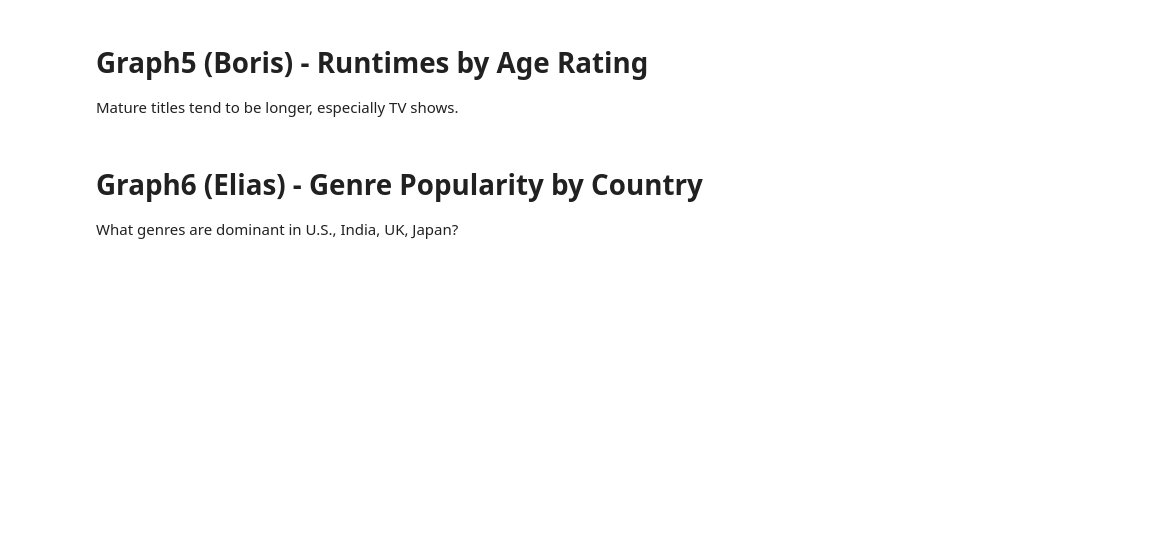
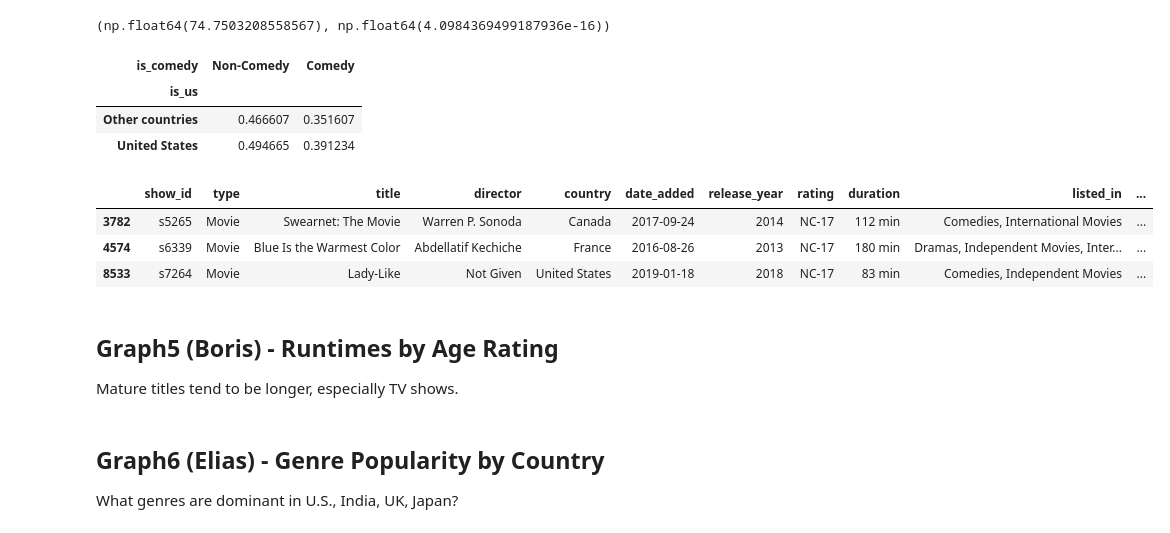
Before and after one commit to Elias-Martinelli/DVIZ_Final-Project_Netflix, a Jupyter notebook: notebooks/MainStory.ipynb, the cells around one changed output. Drawn from its saved outputs; the diff is of its cells as text; code cells hidden in the pictures; blank space fills up the shorter version.

```diff
--- a/notebooks/MainStory.ipynb
+++ b/notebooks/MainStory.ipynb
@@ -22,6 +206,64 @@ Which regions are leading to shift to TV-MA?
+# %%
+import pandas as pd
+
+# Flags
+df = df_netflix.copy()
+
+df['is_comedy'] = df['genres_list'].apply(
+    lambda g: 'Comedies' in g if isinstance(g, list) else False
+)
+
+df['is_mature'] = df['rating_age'] >= 17
+df['is_us'] = df['country_clean'] == 'United States'
+
+# Descriptive statistics
+summary = (
+    df[df['is_comedy']]
+    .groupby('is_us')['is_mature']
+    .mean()
+    .rename({True: 'United States', False: 'Other countries'})
+)
+
+summary_full = (
+    df.groupby(['is_us', 'is_comedy'])['is_mature']
+    .mean()
+    .unstack()
+    .rename(columns={True: 'Comedy', False: 'Non-Comedy'})
+    .rename(index={True: 'United States', False: 'Other countries'})
+)
+
+summary_full
+
+
+from scipy.stats import chi2_contingency
+
+table = pd.crosstab(
+    index=[df['is_us'], df['is_comedy']],
+    columns=df['is_mature']
+)
+
+chi2, p, dof, expected = chi2_contingency(table)
+
+chi2, p
+# %% [output]
+(np.float64(74.7503208558567), np.float64(4.0984369499187936e-16))
+# %%
+summary_full
+# %% [output]
+| is_comedy | Non-Comedy | Comedy |
+| is_us |  |  |
+| Other countries | 0.466607 | 0.351607 |
+| United States | 0.494665 | 0.391234 |
+# %%
+df_netflix.query('rating_age >= 18')
+# %% [output]
+|  | show_id | type | title | director | country | date_added | release_year | rating | duration | listed_in | ... |
+| 3782 | s5265 | Movie | Swearnet: The Movie | Warren P. Sonoda | Canada | 2017-09-24 | 2014 | NC-17 | 112 min | Comedies, International Movies | ... |
+| 4574 | s6339 | Movie | Blue Is the Warmest Color | Abdellatif Kechiche | France | 2016-08-26 | 2013 | NC-17 | 180 min | Dramas, Independent Movies, Inter... | ... |
+| 8533 | s7264 | Movie | Lady-Like | Not Given | United States | 2019-01-18 | 2018 | NC-17 | 83 min | Comedies, Independent Movies | ... |
 # %% [markdown]
-# Graph5 (Boris) - Runtimes by Age Rating
+## Graph5 (Boris) - Runtimes by Age Rating
 Mature titles tend to be longer, especially TV shows.
 # %% [markdown]
-# Graph6 (Elias) - Genre Popularity by Country
+## Graph6 (Elias) - Genre Popularity by Country
 What genres are dominant in U.S., India, UK, Japan?
```
Also changed, not shown: parts of 16 cells of this notebook, 2 other files.
